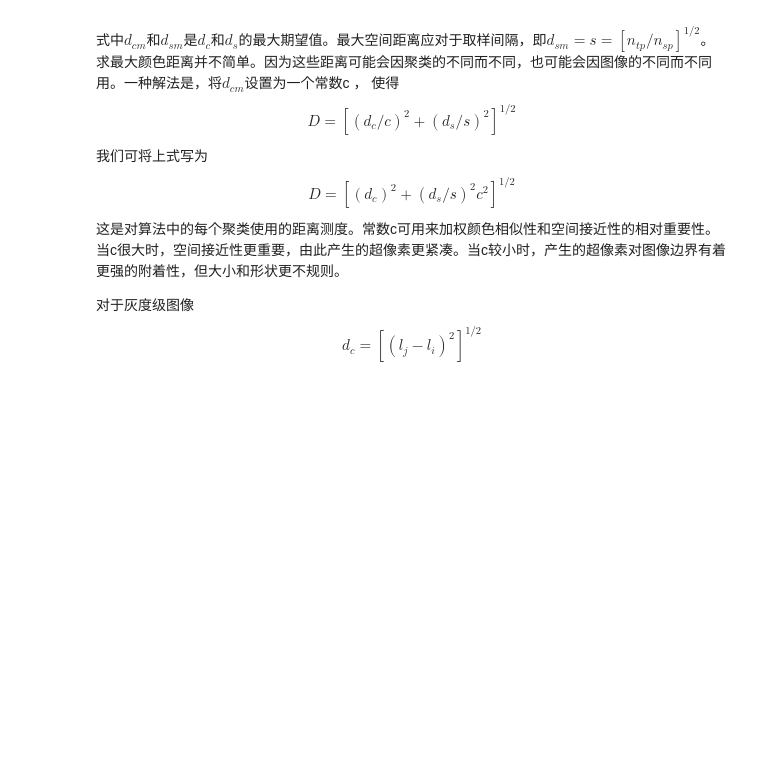
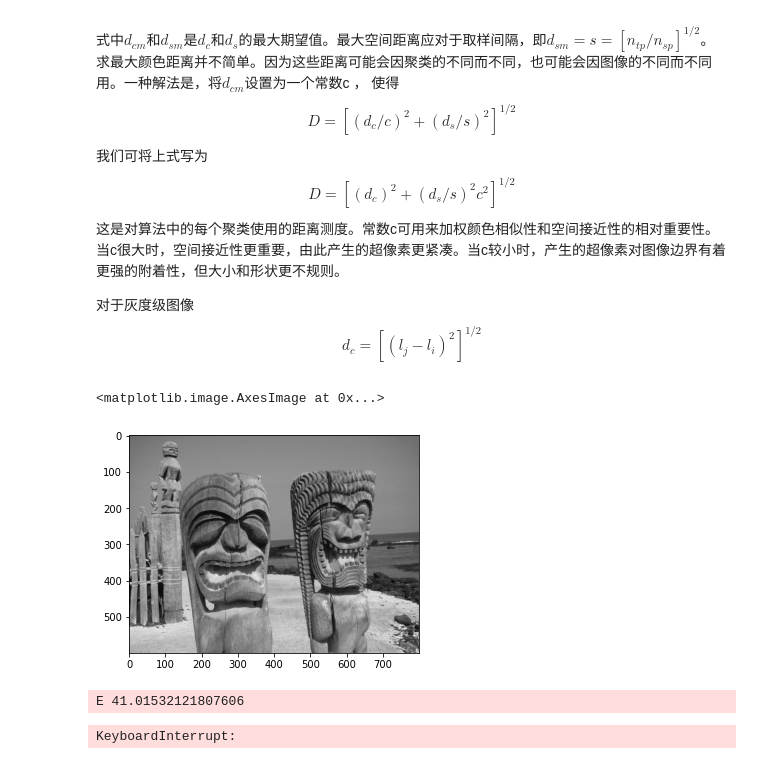
Before and after one commit to swzhxx/DIP, a Jupyter notebook: segmentation/simple-linear-iterative-clustering.ipynb, the cells around one changed output. Drawn from its saved outputs; the diff is of its cells as text; code cells hidden in the pictures; blank space fills up the shorter version.

Commit message:
feat(slic): slic 目前写法十分慢 需要优化写法
slic 目前写法十分慢 需要优化写法

```diff
--- a/segmentation/simple-linear-iterative-clustering.ipynb
+++ b/segmentation/simple-linear-iterative-clustering.ipynb
@@ -59,0 +64,6 @@ $$
+# %%
+f = plt.imread("./../images/totem-poles.tif")
+plt.imshow(f, "gray")
+# %% [output]
+<matplotlib.image.AxesImage at 0x...>
+[figure, added]
@@ -59,0 +174,5 @@ $$
+# %%
+cluster , g_label = slic(f , 250 , T = 1 )
+# %% [output]
+E 41.01532121807606
+KeyboardInterrupt:
```
Also changed, not shown: parts of 3 cells of this notebook, 2 other files.
